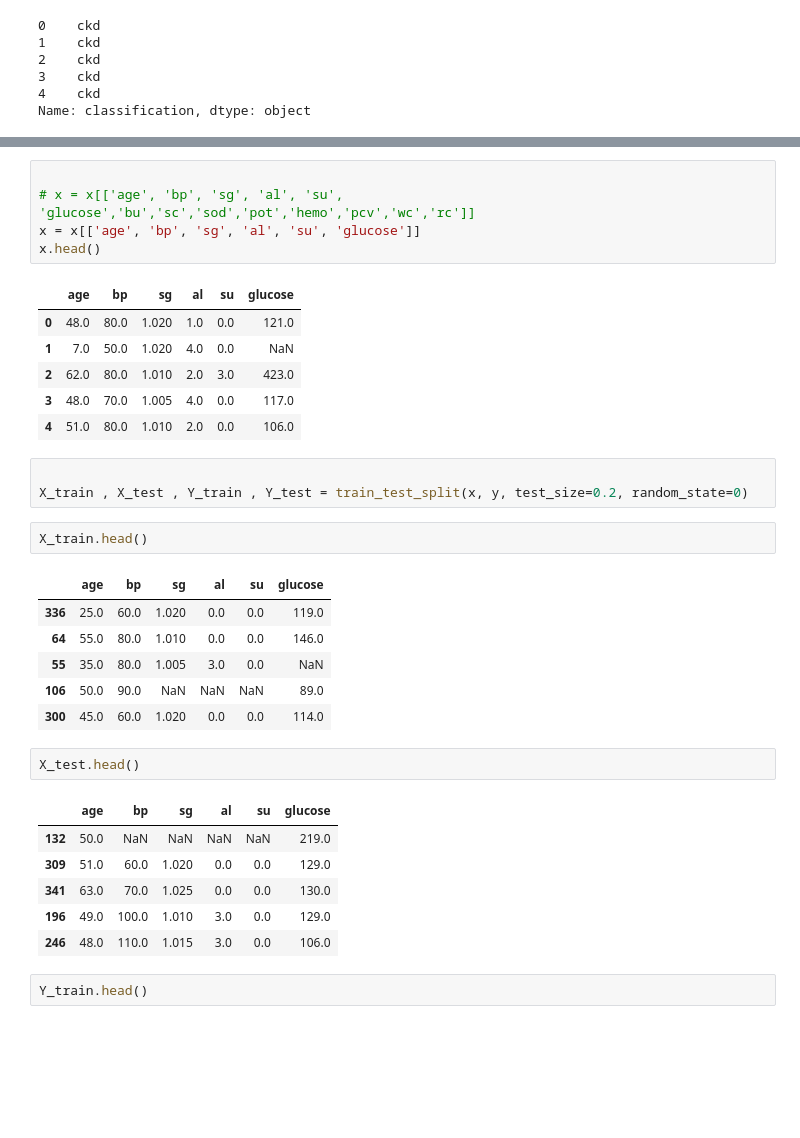
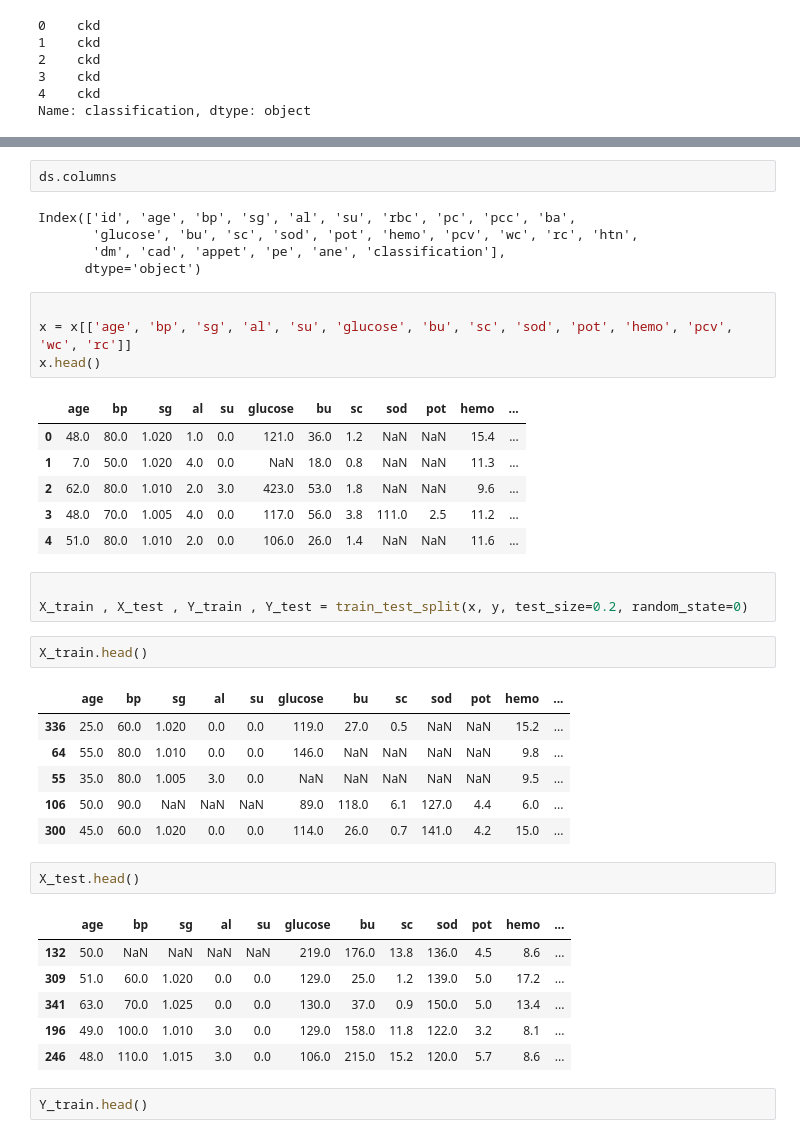
Before and after one commit to DINESHKONALA/PYTHON, a Jupyter notebook: Data_Science/7_Implementing_k-Nearest_Neighbors.ipynb, the cells around one changed output, grey strips where cells are left out. Saved outputs shown, nothing was run; the diff lists cells and outputs as text; blank space fills up the shorter version.

```diff
--- a/Data_Science/7_Implementing_k-Nearest_Neighbors.ipynb
+++ b/Data_Science/7_Implementing_k-Nearest_Neighbors.ipynb
@@ -119,39 +119,45 @@ Data columns (total 25 columns):
  24  ane      399 non-null    object
 dtypes: float64(11), int64(1), object(13)
 memory usage: 78.3+ KB
+# %%
+ds.columns
+# %% [output]
+Index(['id', 'age', 'bp', 'sg', 'al', 'su', 'rbc', 'pc', 'pcc', 'ba',
+       'glucose', 'bu', 'sc', 'sod', 'pot', 'hemo', 'pcv', 'wc', 'rc', 'htn',
+       'dm', 'cad', 'appet', 'pe', 'ane', 'classification'],
+      dtype='object')
 # %%
 
-# x = x[['age', 'bp', 'sg', 'al', 'su', 'glucose','bu','sc','sod','pot','hemo','pcv','wc','rc']]
-x = x[['age', 'bp', 'sg', 'al', 'su', 'glucose']]
+x = x[['age', 'bp', 'sg', 'al', 'su', 'glucose', 'bu', 'sc', 'sod', 'pot', 'hemo', 'pcv', 'wc', 'rc']]
 x.head()
 # %% [output]
-|  | age | bp | sg | al | su | glucose |
-| 0 | 48.0 | 80.0 | 1.020 | 1.0 | 0.0 | 121.0 |
-| 1 | 7.0 | 50.0 | 1.020 | 4.0 | 0.0 | NaN |
-| 2 | 62.0 | 80.0 | 1.010 | 2.0 | 3.0 | 423.0 |
-| 3 | 48.0 | 70.0 | 1.005 | 4.0 | 0.0 | 117.0 |
-| 4 | 51.0 | 80.0 | 1.010 | 2.0 | 0.0 | 106.0 |
+|  | age | bp | sg | al | su | glucose | bu | sc | sod | pot | hemo | ... |
+| 0 | 48.0 | 80.0 | 1.020 | 1.0 | 0.0 | 121.0 | 36.0 | 1.2 | NaN | NaN | 15.4 | ... |
+| 1 | 7.0 | 50.0 | 1.020 | 4.0 | 0.0 | NaN | 18.0 | 0.8 | NaN | NaN | 11.3 | ... |
+| 2 | 62.0 | 80.0 | 1.010 | 2.0 | 3.0 | 423.0 | 53.0 | 1.8 | NaN | NaN | 9.6 | ... |
+| 3 | 48.0 | 70.0 | 1.005 | 4.0 | 0.0 | 117.0 | 56.0 | 3.8 | 111.0 | 2.5 | 11.2 | ... |
+| 4 | 51.0 | 80.0 | 1.010 | 2.0 | 0.0 | 106.0 | 26.0 | 1.4 | NaN | NaN | 11.6 | ... |
 # %%
 
 X_train , X_test , Y_train , Y_test = train_test_split(x, y, test_size=0.2, random_state=0)
 # %%
 X_train.head()
 # %% [output]
-|  | age | bp | sg | al | su | glucose |
-| 336 | 25.0 | 60.0 | 1.020 | 0.0 | 0.0 | 119.0 |
-| 64 | 55.0 | 80.0 | 1.010 | 0.0 | 0.0 | 146.0 |
-| 55 | 35.0 | 80.0 | 1.005 | 3.0 | 0.0 | NaN |
-| 106 | 50.0 | 90.0 | NaN | NaN | NaN | 89.0 |
-| 300 | 45.0 | 60.0 | 1.020 | 0.0 | 0.0 | 114.0 |
+|  | age | bp | sg | al | su | glucose | bu | sc | sod | pot | hemo | ... |
+| 336 | 25.0 | 60.0 | 1.020 | 0.0 | 0.0 | 119.0 | 27.0 | 0.5 | NaN | NaN | 15.2 | ... |
+| 64 | 55.0 | 80.0 | 1.010 | 0.0 | 0.0 | 146.0 | NaN | NaN | NaN | NaN | 9.8 | ... |
+| 55 | 35.0 | 80.0 | 1.005 | 3.0 | 0.0 | NaN | NaN | NaN | NaN | NaN | 9.5 | ... |
+| 106 | 50.0 | 90.0 | NaN | NaN | NaN | 89.0 | 118.0 | 6.1 | 127.0 | 4.4 | 6.0 | ... |
+| 300 | 45.0 | 60.0 | 1.020 | 0.0 | 0.0 | 114.0 | 26.0 | 0.7 | 141.0 | 4.2 | 15.0 | ... |
 # %%
 X_test.head()
 # %% [output]
-|  | age | bp | sg | al | su | glucose |
-| 132 | 50.0 | NaN | NaN | NaN | NaN | 219.0 |
-| 309 | 51.0 | 60.0 | 1.020 | 0.0 | 0.0 | 129.0 |
-| 341 | 63.0 | 70.0 | 1.025 | 0.0 | 0.0 | 130.0 |
-| 196 | 49.0 | 100.0 | 1.010 | 3.0 | 0.0 | 129.0 |
-| 246 | 48.0 | 110.0 | 1.015 | 3.0 | 0.0 | 106.0 |
+|  | age | bp | sg | al | su | glucose | bu | sc | sod | pot | hemo | ... |
+| 132 | 50.0 | NaN | NaN | NaN | NaN | 219.0 | 176.0 | 13.8 | 136.0 | 4.5 | 8.6 | ... |
+| 309 | 51.0 | 60.0 | 1.020 | 0.0 | 0.0 | 129.0 | 25.0 | 1.2 | 139.0 | 5.0 | 17.2 | ... |
+| 341 | 63.0 | 70.0 | 1.025 | 0.0 | 0.0 | 130.0 | 37.0 | 0.9 | 150.0 | 5.0 | 13.4 | ... |
+| 196 | 49.0 | 100.0 | 1.010 | 3.0 | 0.0 | 129.0 | 158.0 | 11.8 | 122.0 | 3.2 | 8.1 | ... |
+| 246 | 48.0 | 110.0 | 1.015 | 3.0 | 0.0 | 106.0 | 215.0 | 15.2 | 120.0 | 5.7 | 8.6 | ... |
 # %%
 Y_train.head()
 # %% [output]
```
Also changed, not shown: parts of 7 cells of this notebook, 2 other files.
